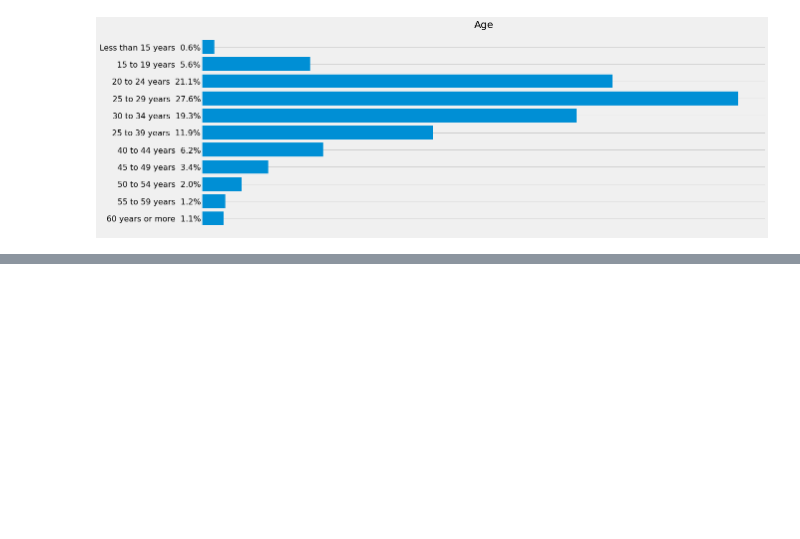
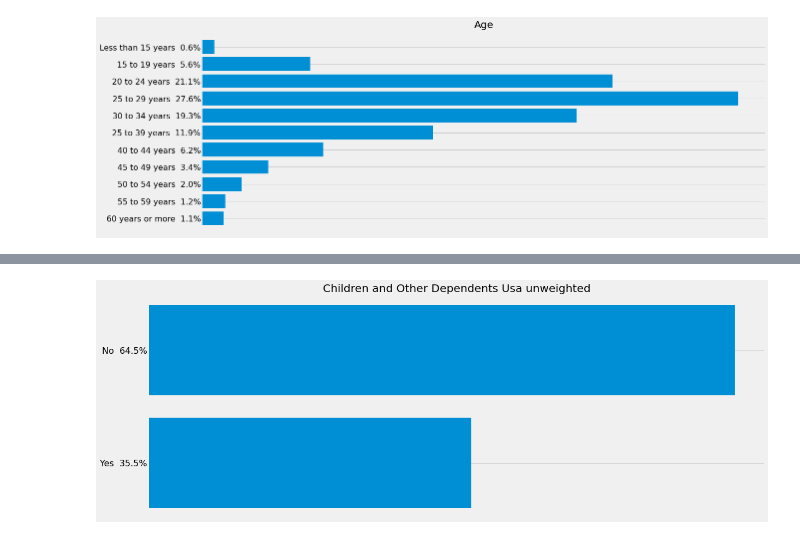
Before and after one commit to qristinius/Stackoverflow-Survey-2019, a Jupyter notebook: dev_survey_results_2019.ipynb, the cells around one changed output, grey strips where cells are left out. Cells and saved outputs as stored; diff of their text form; code cells hidden in the pictures; blank space fills up the shorter version.

```diff
--- a/dev_survey_results_2019.ipynb
+++ b/dev_survey_results_2019.ipynb
@@ -807,0 +836,24 @@ Counter({'Average': 17176,
+# %%
+dependents = data["Dependents"]
+dependents.dropna( inplace = True)
+
+dependents_usa =  data[(dependents != "NaN") & (data ["Country"] == "United States")]
+
+Dependents_usa = dependents_usa["Dependents"]
+
+counted = Counter(Dependents_usa)
+
+items = counted.items()
+
+key_Phrases = []
+Quantity = []
+
+for item in items:
+    key_Phrases.append(item[0])
+    Quantity.append(item[1])
+
+key_Phrases.reverse()
+Quantity.reverse()
+Build_Barh_sizes(key_Phrases, Quantity, Dependents_usa, "fivethirtyeight", False , (18,7), "Children and Other Dependents Usa unweighted")
+# %% [output]
+[figure, added]
```
Also changed, not shown: parts of 10 cells of this notebook.
